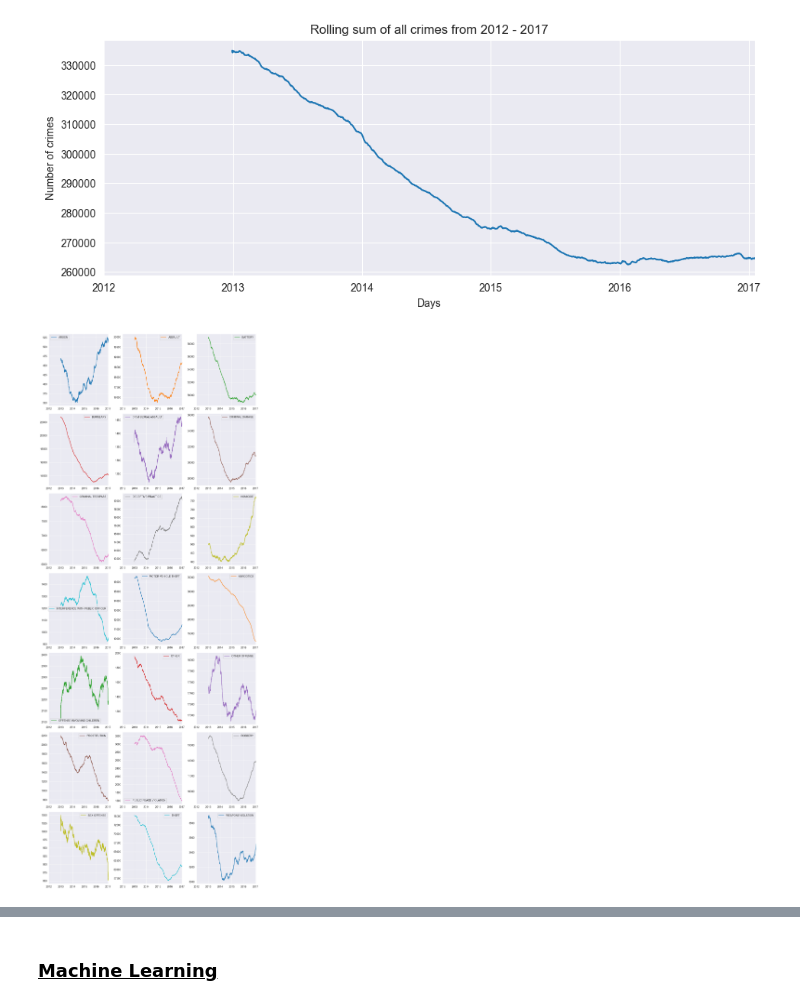
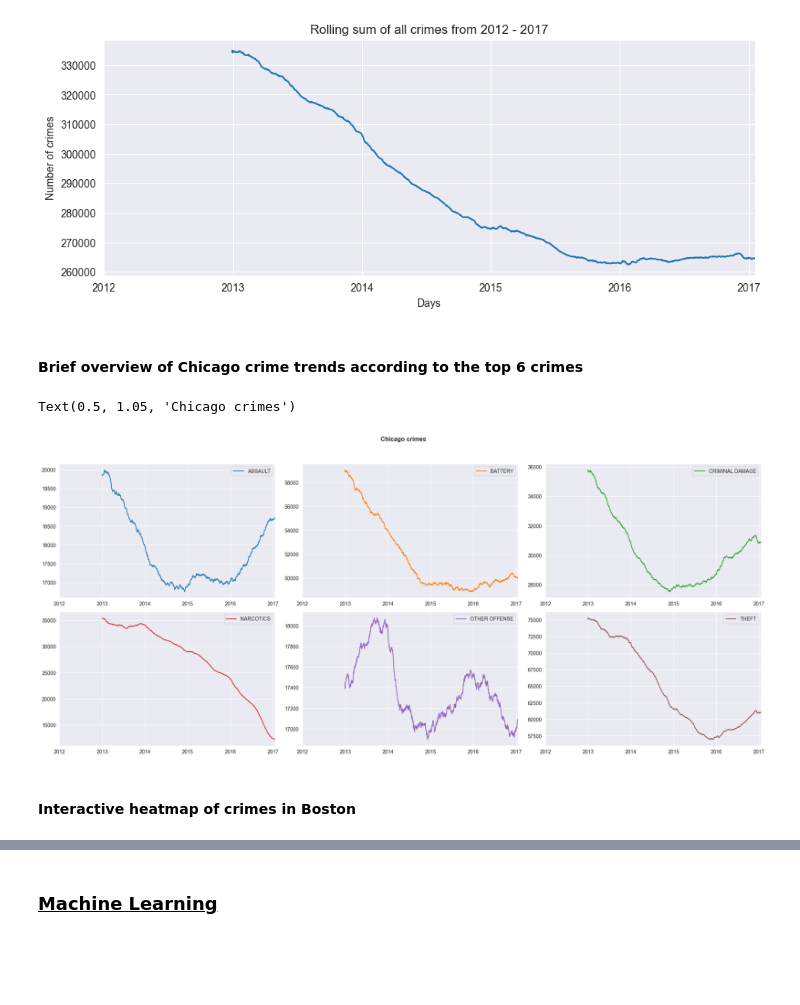
Before and after one commit to BlocknBoom123/CrimePy, a Jupyter notebook: Chicago/ChicagoCrime.ipynb, the cells around one changed output, grey strips where cells are left out. Drawn from its saved outputs; the diff is of its cells as text; code cells hidden in the pictures; blank space fills up the shorter version.

```diff
--- a/Chicago/ChicagoCrime.ipynb
+++ b/Chicago/ChicagoCrime.ipynb
@@ -65,0 +68,8 @@ Location
+# %%
+print(f'Before replacing nulls:\n{df.isna().sum()}\n')
+
+df['Location Description'].fillna('Unknown', inplace=True)
+df.loc[df['Latitude'].isna(), ('Latitude')] = 41.80 #All null locations are replaced with a unique location
+df.loc[df['Longitude'].isna(), ('Longitude')] = -87.78
+
+print(f'After replacing nulls:\n{df.isna().sum()}')
@@ -226,13 +284,22 @@ plt.xlabel('Days')
 plt.show()
 # %% [output]
 [figure]
+# %% [markdown]
+#### Brief overview of Chicago crime trends according to the top 6 crimes
 # %%
-crimes_count_date = df.pivot_table('ID', aggfunc=np.size, columns='Primary Type', index=df.index.date, fill_value=0)
+topcrimes = df['Primary Type'].value_counts()[:6]
+
+topcrimes = df.loc[df['Primary Type'].isin(topcrimes.index.to_numpy())]
+crimes_count_date = topcrimes.pivot_table('ID', aggfunc=np.size, columns='Primary Type', index=topcrimes.index.date, fill_value=0)
 crimes_count_date.index = pd.DatetimeIndex(crimes_count_date.index)
-plo = crimes_count_date.rolling(365).sum().plot(figsize=(12, 30), subplots=True, layout=(-1, 3), sharex=False, sharey=False)
+plo = crimes_count_date.rolling(365).sum().plot(figsize=(20, 12), subplots=True, layout=(3, 3), sharex=False, sharey=False)
 plt.tight_layout()
+plt.suptitle("Chicago crimes", y=1.05, weight='bold')
 # %% [output]
+Text(0.5, 1.05, 'Chicago crimes')
-[figure, old version]
+[figure, new version]
+# %% [markdown]
+#### Interactive heatmap of crimes in Boston
 # %%
 #Create heatmap dataframe
 step = 0.01
```
Also changed, not shown: parts of 34 cells of this notebook, 9 other files.
